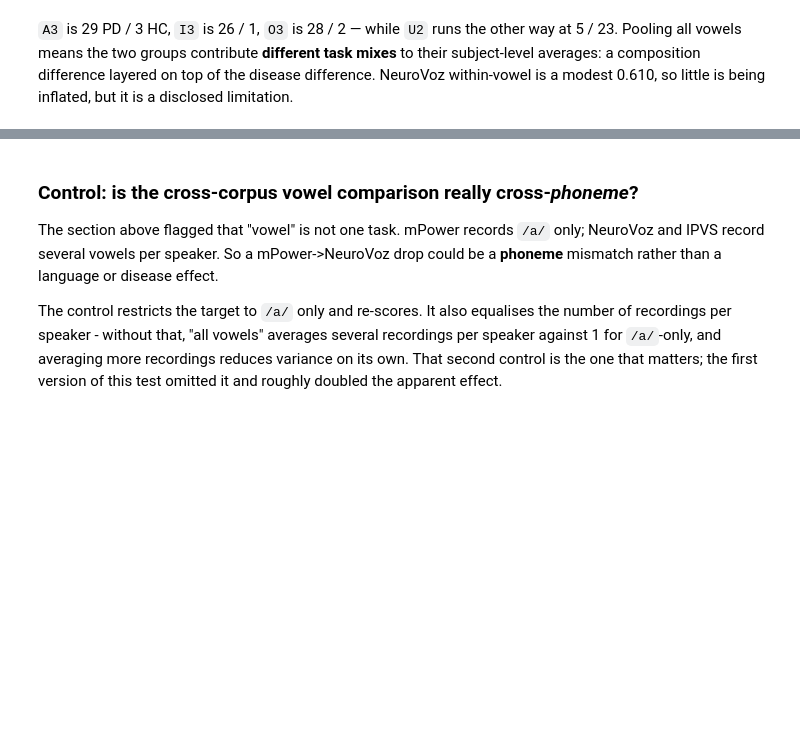
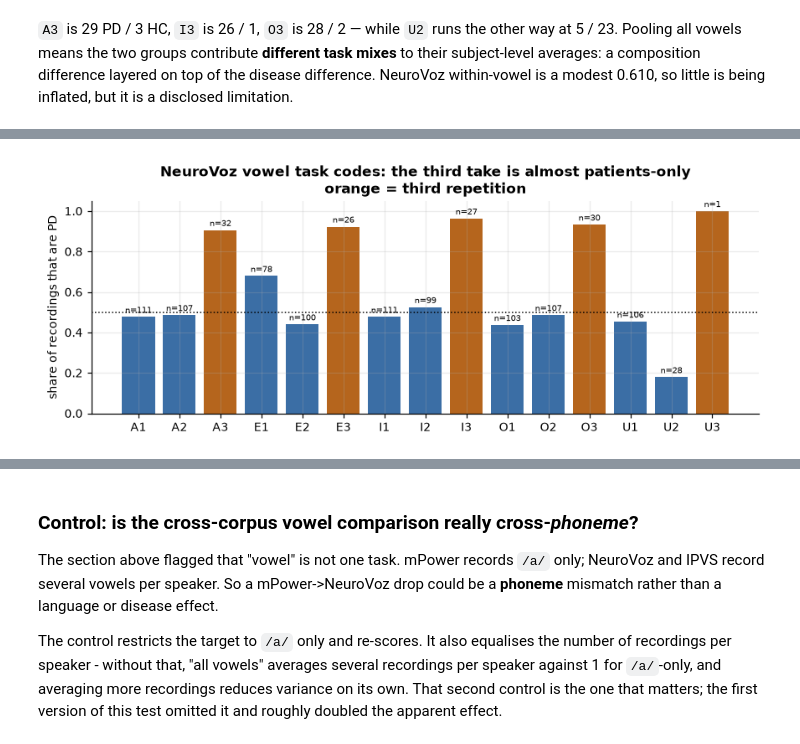
Before and after one commit to uaday/crosslingual-pd-voice, a Jupyter notebook: notebooks/50_data_and_results.ipynb, the cells around one changed output, grey strips where cells are left out. Saved outputs shown, nothing was run; the diff lists cells and outputs as text; code cells hidden in the pictures; blank space fills up the shorter version.

```diff
--- a/notebooks/50_data_and_results.ipynb
+++ b/notebooks/50_data_and_results.ipynb
@@ -91,6 +91,7 @@ ARTIFACTS = {
     "scaleup_agematched__xls-r-300m__L15__cap10.json": "scripts/scaleup_agematched.py --cap 10 --seeds 42,43,44,45,46",
     "classifier_comparison.csv":                    "scripts/classifier_comparison.py",
     "silence_audit.csv":                            "scripts/audits/silence_audit.py",
+    "neurovoz_taskcode_leak.json":                  "scripts/neurovoz_taskcode_leak.py",
     "literature_comparison.json":                   "scripts/literature_comparison.py",
     "embedding_probes.json":                        "scripts/embedding_probes.py",
     "objective_function.json":                      "scripts/objective_function.py",
@@ -250,0 +266,21 @@ limitation.
+# %%
+if have("neurovoz_taskcode_leak.json"):
+    lk = cited("neurovoz_taskcode_leak.json")
+    per = pd.DataFrame(lk["per_code"]).set_index("task_code")
+    display(per)
+
+    probe = pd.DataFrame([
+        dict(what="task-code profile (subject)", AUROC=lk["auroc_taskcode_profile"],
+             ci=f"[{lk['ci_taskcode_profile'][0]:.3f}, {lk['ci_taskcode_profile'][1]:.3f}]"),
+        dict(what="recording count alone (subject)", AUROC=lk["auroc_recording_count"],
+             ci=f"[{lk['ci_recording_count'][0]:.3f}, {lk['ci_recording_count'][1]:.3f}]"),
+        dict(what="task code alone (recording)", AUROC=lk["auroc_recording_level"], ci=""),
+    ])
+    print("PREDICTING PARKINSON'S FROM METADATA ONLY - no audio at any point")
+    display(probe)
+    rp = lk["recordings_per_speaker"]
+    print(f"vowel recordings per speaker: HC {rp['HC']:.2f}  PD {rp['PD']:.2f}")
+    print(f"third repetitions (A3/E3/I3/O3/U3): "
+          f"{100 * lk['third_repetition_pd_share']:.0f}% patients")
+else:
+    print("run scripts/neurovoz_taskcode_leak.py")
@@ -250,0 +312,15 @@ limitation.
+# %%
+if have("neurovoz_taskcode_leak.json"):
+    per = pd.DataFrame(cited("neurovoz_taskcode_leak.json")["per_code"]).set_index("task_code")
+    fig, ax = plt.subplots(figsize=(8, 3.2))
+    third = [c.endswith("3") for c in per.index]
+    ax.bar(per.index, per.pd_share, color=[SPEC if t else WAVE for t in third])
+    ax.axhline(.5, ls=":", c="k", lw=1)
+    ax.set_ylabel("share of recordings that are PD"); ax.set_ylim(0, 1.05)
+    ax.set_title("NeuroVoz vowel task codes: the third take is almost patients-only\n"
+                 "orange = third repetition", fontweight="bold")
+    for i, (n, s) in enumerate(zip(per.total, per.pd_share)):
+        ax.text(i, s + .02, f"n={n}", ha="center", fontsize=6.5)
+    fig.tight_layout(); plt.show()
+# %% [output]
+[figure, added]
```
Also changed, not shown: parts of 4 cells of this notebook, 1 other file.
